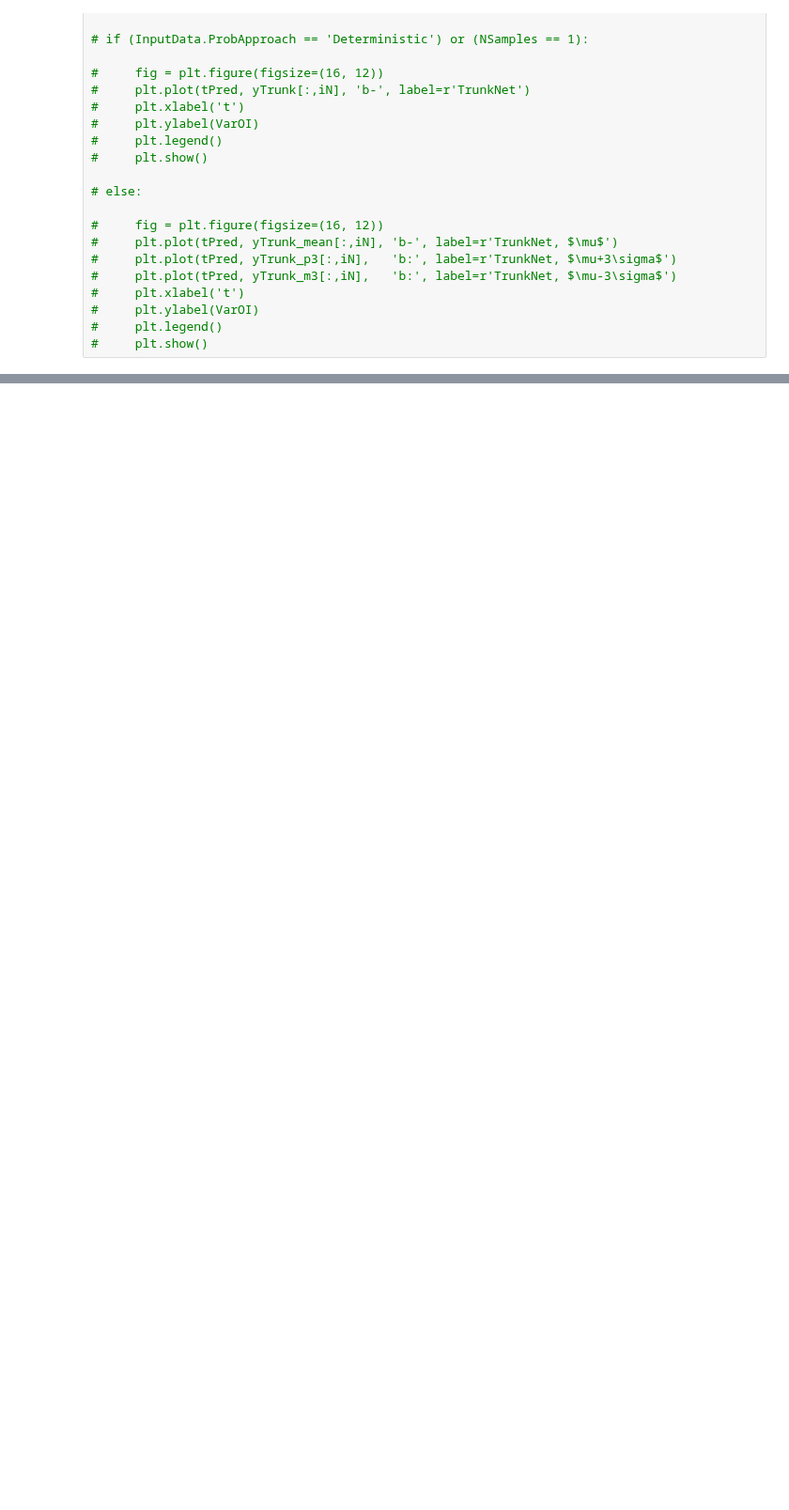
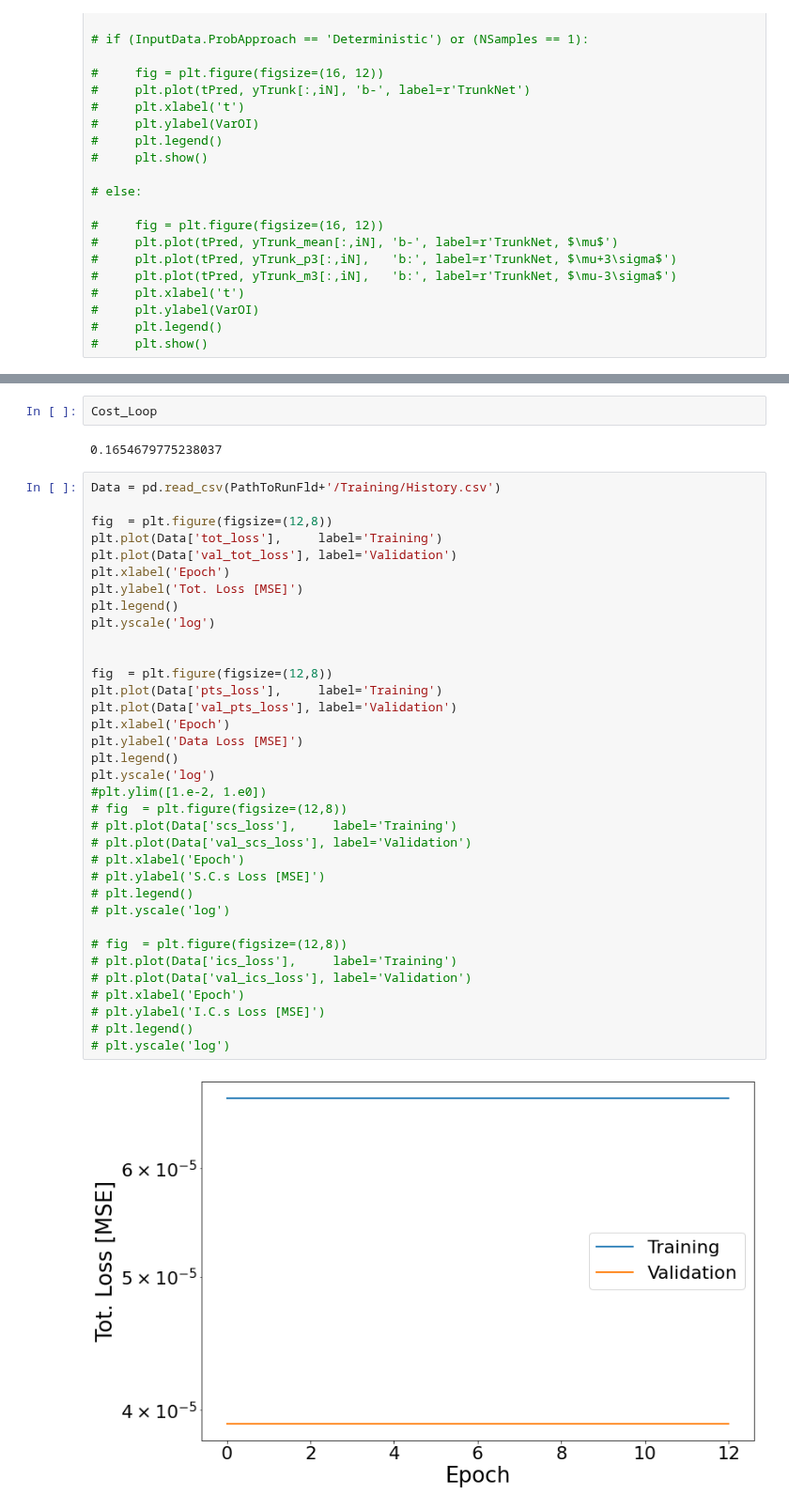
Before and after one commit to simoneventuri/ROMNet_, a Jupyter notebook: scripts/postprocessing/MassSpringDamper/DeepONet/Predict_DeepONet.ipynb, the cells around one changed output, grey strips where cells are left out. Shown at 94% size. Cells and saved outputs as stored; diff of their text form; blank space fills up the shorter version.

```diff
--- a/scripts/postprocessing/MassSpringDamper/DeepONet/Predict_DeepONet.ipynb
+++ b/scripts/postprocessing/MassSpringDamper/DeepONet/Predict_DeepONet.ipynb
@@ -390,0 +480,41 @@ Trunk.layers[2].weights
+# %%
+Cost_Loop
+# %% [output]
+0.1654679775238037
+# %%
+Data = pd.read_csv(PathToRunFld+'/Training/History.csv')
+
+fig  = plt.figure(figsize=(12,8))
+plt.plot(Data['tot_loss'],     label='Training')
+plt.plot(Data['val_tot_loss'], label='Validation')
+plt.xlabel('Epoch')
+plt.ylabel('Tot. Loss [MSE]')
+plt.legend()
+plt.yscale('log')
+
+
+fig  = plt.figure(figsize=(12,8))
+plt.plot(Data['pts_loss'],     label='Training')
+plt.plot(Data['val_pts_loss'], label='Validation')
+plt.xlabel('Epoch')
+plt.ylabel('Data Loss [MSE]')
+plt.legend()
+plt.yscale('log')
+#plt.ylim([1.e-2, 1.e0])
+# fig  = plt.figure(figsize=(12,8))
+# plt.plot(Data['scs_loss'],     label='Training')
+# plt.plot(Data['val_scs_loss'], label='Validation')
+# plt.xlabel('Epoch')
+# plt.ylabel('S.C.s Loss [MSE]')
+# plt.legend()
+# plt.yscale('log')
+
+# fig  = plt.figure(figsize=(12,8))
+# plt.plot(Data['ics_loss'],     label='Training')
+# plt.plot(Data['val_ics_loss'], label='Validation')
+# plt.xlabel('Epoch')
+# plt.ylabel('I.C.s Loss [MSE]')
+# plt.legend()
+# plt.yscale('log')
+# %% [output]
+[figure, added]
```
Also changed, not shown: parts of 22 cells of this notebook, 29 other files.
